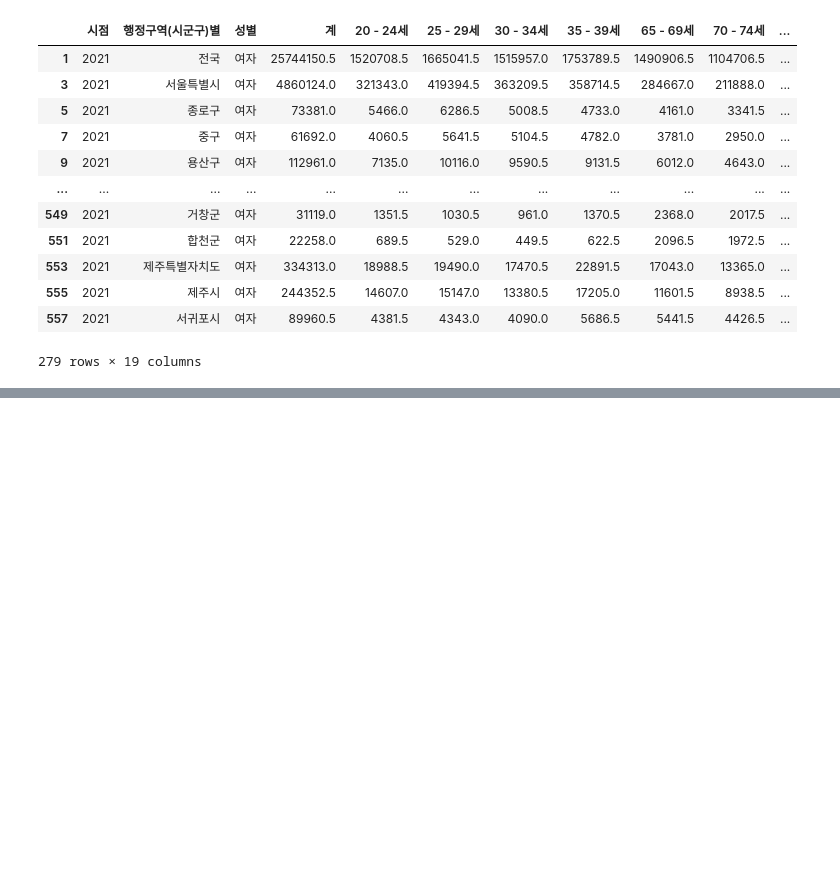
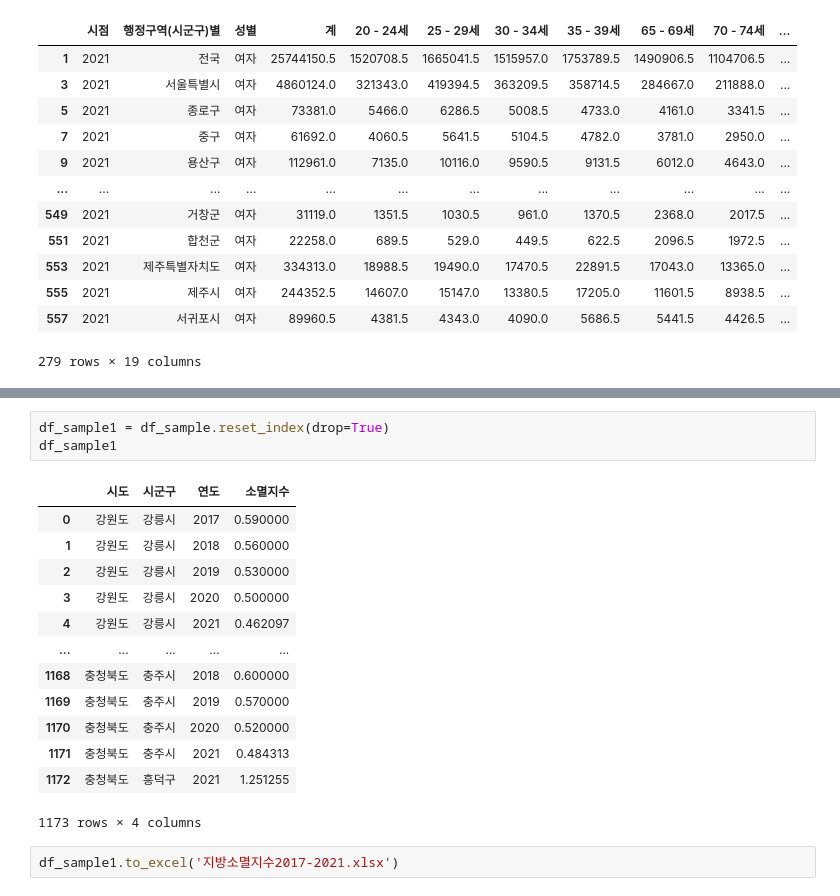
Before and after one commit to sphy1597/data_analysis-DS, a Jupyter notebook: 인구소멸해결방안(예빈's ver).ipynb, the cells around one changed output, grey strips where cells are left out. Drawn from its saved outputs; the diff is of its cells as text; blank space fills up the shorter version.

```diff
--- a/인구소멸해결방안(예빈's ver).ipynb
+++ b/인구소멸해결방안(예빈's ver).ipynb
@@ -114,0 +229,19 @@ TypeError: ignored
+# %%
+df_sample1 = df_sample.reset_index(drop=True)
+df_sample1
+# %% [output]
+|  | 시도 | 시군구 | 연도 | 소멸지수 |
+| 0 | 강원도 | 강릉시 | 2017 | 0.590000 |
+| 1 | 강원도 | 강릉시 | 2018 | 0.560000 |
+| 2 | 강원도 | 강릉시 | 2019 | 0.530000 |
+| 3 | 강원도 | 강릉시 | 2020 | 0.500000 |
+| 4 | 강원도 | 강릉시 | 2021 | 0.462097 |
+| ... | ... | ... | ... | ... |
+| 1168 | 충청북도 | 충주시 | 2018 | 0.600000 |
+| 1169 | 충청북도 | 충주시 | 2019 | 0.570000 |
+| 1170 | 충청북도 | 충주시 | 2020 | 0.520000 |
+| 1171 | 충청북도 | 충주시 | 2021 | 0.484313 |
+| 1172 | 충청북도 | 흥덕구 | 2021 | 1.251255 |
+1173 rows × 4 columns
+# %%
+df_sample1.to_excel('지방소멸지수2017-2021.xlsx')
```
Also changed, not shown: parts of 13 cells of this notebook.
